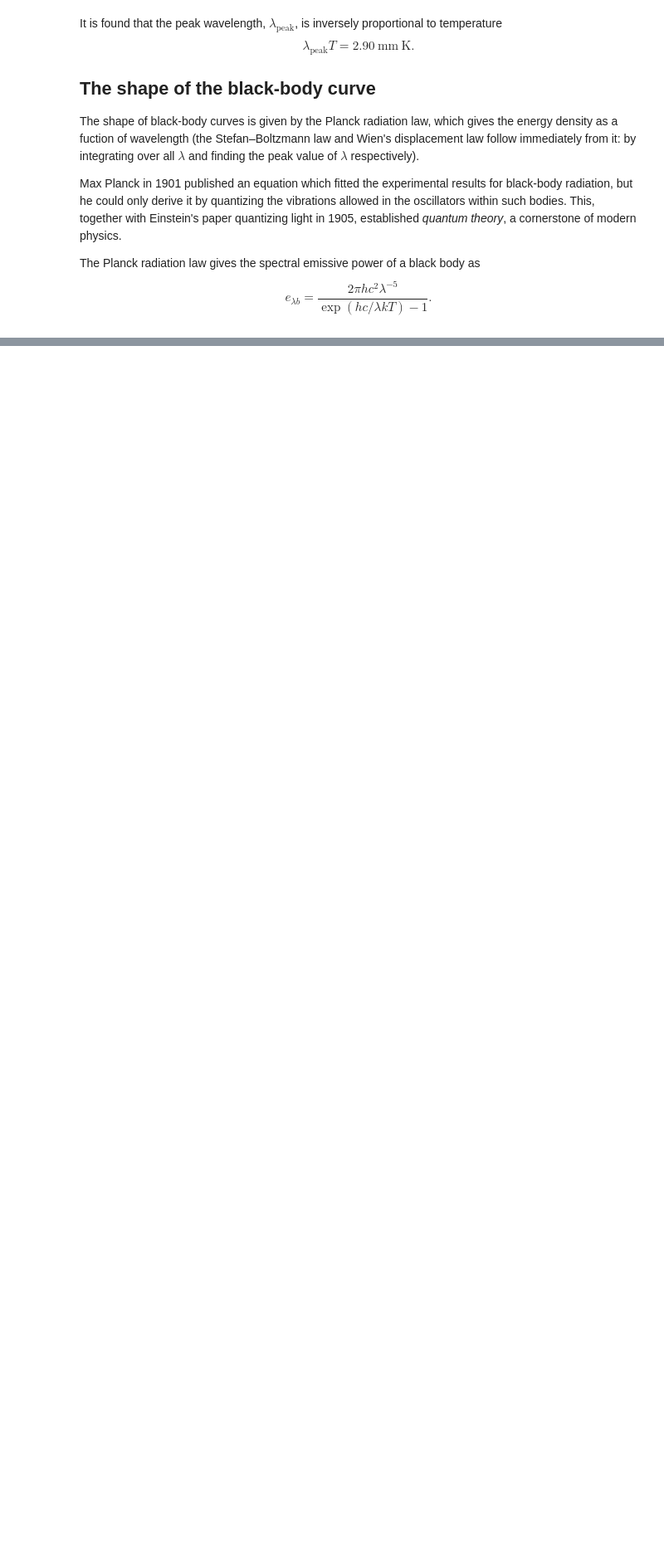
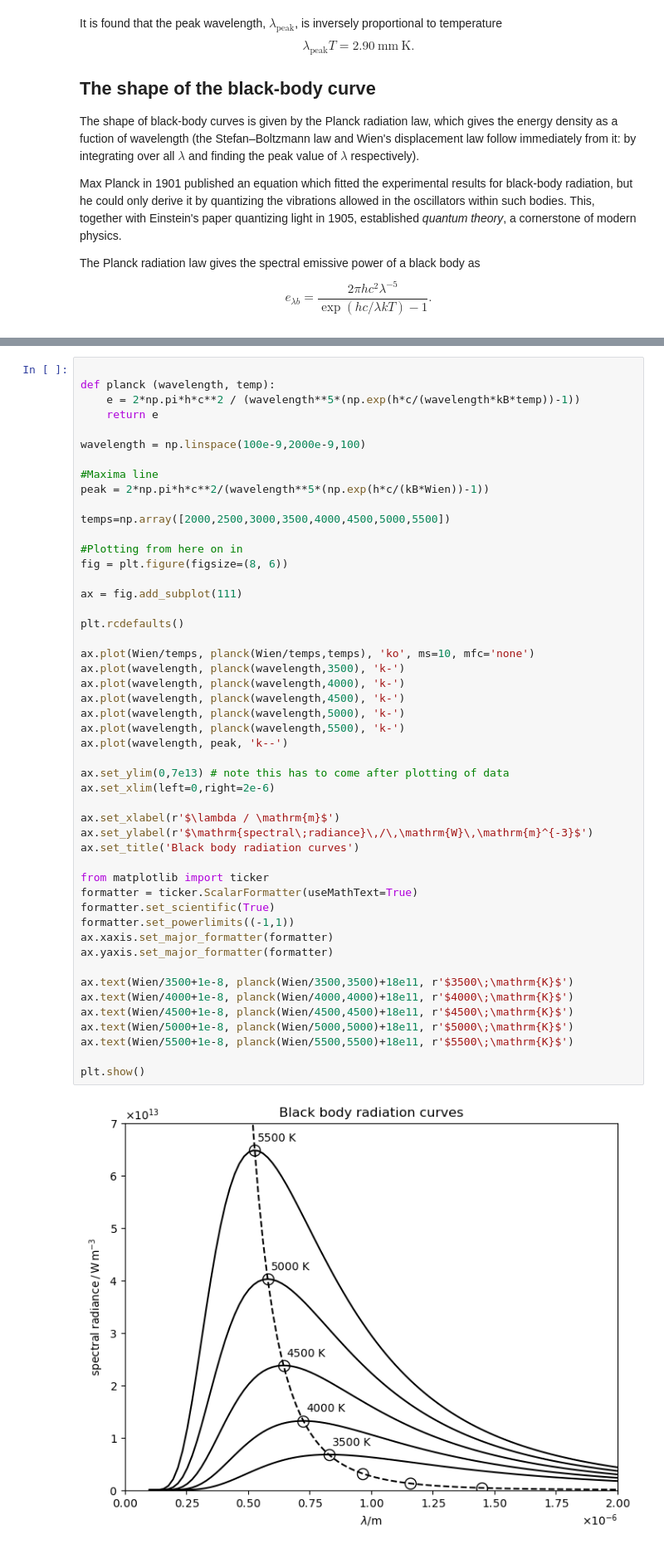
Before and after one commit to andrewcnorman/graphs, a Jupyter notebook: black-body.ipynb, the cells around one changed output, grey strips where cells are left out. Shown: that part at 83% size. Drawn from its saved outputs; the diff is of its cells as text; blank space fills up the shorter version.

Commit message:
Adding black body graph

```diff
--- a/black-body.ipynb
+++ b/black-body.ipynb
@@ -31,3 +40,54 @@ $$e_{\lambda b}=\frac{2\pi h c^2 \lambda^{-5}}{\exp(hc/\lambda k T)-1}.$$
+# %%
+
+def planck (wavelength, temp):
+    e = 2*np.pi*h*c**2 / (wavelength**5*(np.exp(h*c/(wavelength*kB*temp))-1))
+    return e
+
+wavelength = np.linspace(100e-9,2000e-9,100)
+
+#Maxima line
+peak = 2*np.pi*h*c**2/(wavelength**5*(np.exp(h*c/(kB*Wien))-1))
+
+temps=np.array([2000,2500,3000,3500,4000,4500,5000,5500])
+
+#Plotting from here on in
+fig = plt.figure(figsize=(8, 6))
+
+ax = fig.add_subplot(111)
+
+plt.rcdefaults()
+
+ax.plot(Wien/temps, planck(Wien/temps,temps), 'ko', ms=10, mfc='none')
+ax.plot(wavelength, planck(wavelength,3500), 'k-')
+ax.plot(wavelength, planck(wavelength,4000), 'k-')
+ax.plot(wavelength, planck(wavelength,4500), 'k-')
+ax.plot(wavelength, planck(wavelength,5000), 'k-')
+ax.plot(wavelength, planck(wavelength,5500), 'k-')
+ax.plot(wavelength, peak, 'k--')
+
+ax.set_ylim(0,7e13) # note this has to come after plotting of data
+ax.set_xlim(left=0,right=2e-6)
+
+ax.set_xlabel(r'$\lambda / \mathrm{m}$')
+ax.set_ylabel(r'$\mathrm{spectral\;radiance}\,/\,\mathrm{W}\,\mathrm{m}^{-3}$')
+ax.set_title('Black body radiation curves')
+
+from matplotlib import ticker
+formatter = ticker.ScalarFormatter(useMathText=True)
+formatter.set_scientific(True)
+formatter.set_powerlimits((-1,1))
+ax.xaxis.set_major_formatter(formatter)
+ax.yaxis.set_major_formatter(formatter)
+
+ax.text(Wien/3500+1e-8, planck(Wien/3500,3500)+18e11, r'$3500\;\mathrm{K}$')
+ax.text(Wien/4000+1e-8, planck(Wien/4000,4000)+18e11, r'$4000\;\mathrm{K}$')
+ax.text(Wien/4500+1e-8, planck(Wien/4500,4500)+18e11, r'$4500\;\mathrm{K}$')
+ax.text(Wien/5000+1e-8, planck(Wien/5000,5000)+18e11, r'$5000\;\mathrm{K}$')
+ax.text(Wien/5500+1e-8, planck(Wien/5500,5500)+18e11, r'$5500\;\mathrm{K}$')
+
+plt.show()
+# %% [output]
+[figure, added]
 # %% [markdown]
 ## References
 
```
Also changed, not shown: parts of 1 cell of this notebook.
